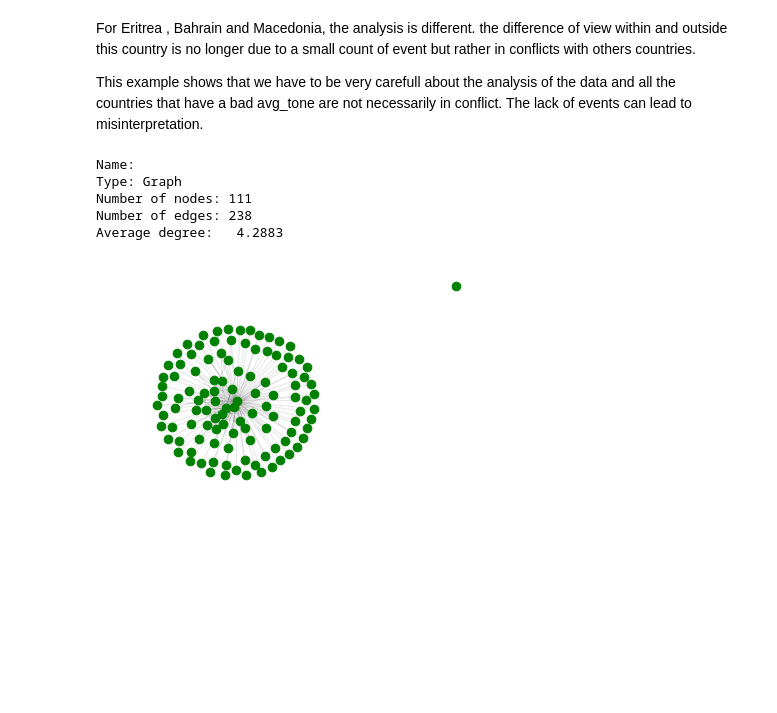
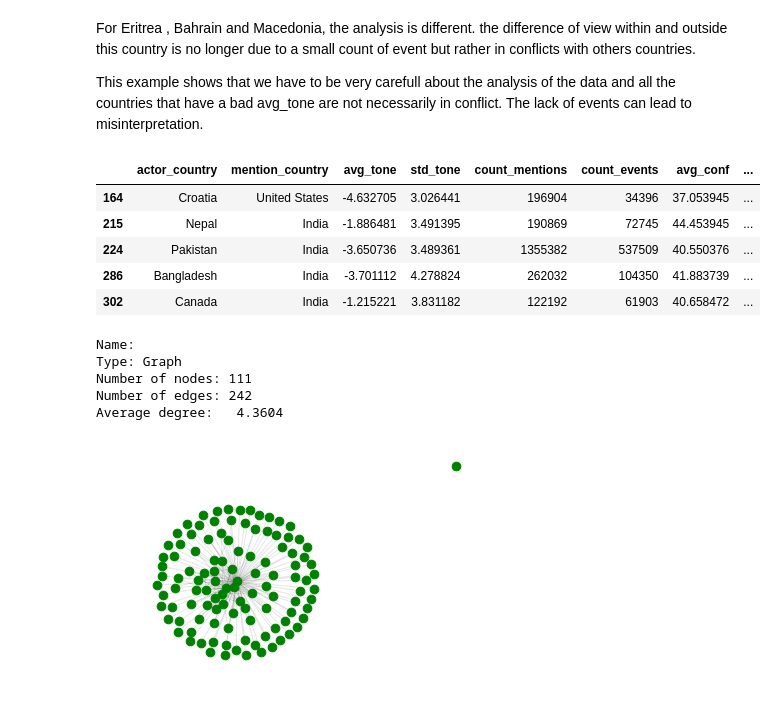
Before and after one commit to NatGr/projectAdA, a Jupyter notebook: tests_christophe.ipynb, the cells around one changed output. Drawn from its saved outputs; the diff is of its cells as text; code cells hidden in the pictures; blank space fills up the shorter version.

```diff
--- a/tests_christophe.ipynb
+++ b/tests_christophe.ipynb
@@ -435,13 +380,22 @@ graphe_negative.to_csv("graphe.csv")
+# %%
+graph = country_to_country_view[country_to_country_view["count_mentions"] > 1e5]
+graph.head()
+# %% [output]
+|  | actor_country | mention_country | avg_tone | std_tone | count_mentions | count_events | avg_conf | ... |
+| 164 | Croatia | United States | -4.632705 | 3.026441 | 196904 | 34396 | 37.053945 | ... |
+| 215 | Nepal | India | -1.886481 | 3.491395 | 190869 | 72745 | 44.453945 | ... |
+| 224 | Pakistan | India | -3.650736 | 3.489361 | 1355382 | 537509 | 40.550376 | ... |
+| 286 | Bangladesh | India | -3.701112 | 4.278824 | 262032 | 104350 | 41.883739 | ... |
+| 302 | Canada | India | -1.215221 | 3.831182 | 122192 | 61903 | 40.658472 | ... |
 # %%
-import networkx as nx
 
-graph_negative =nx.from_pandas_edgelist(graphe_negative, 'actor_country', 'mention_country', edge_attr=None, create_using= nx.Graph())
-print(nx.info(graph_negative))
+graph =nx.from_pandas_edgelist(graph, 'actor_country', 'mention_country', edge_attr=None, create_using= nx.Graph())
+print(nx.info(graph))
 # %% [output]
 Name:
 Type: Graph
 Number of nodes: 111
-Number of edges: 238
-Average degree:   4.2883
+Number of edges: 242
+Average degree:   4.3604
 # %%
 # plot it out
```
Also changed, not shown: parts of 5 cells of this notebook, 4 other files.
